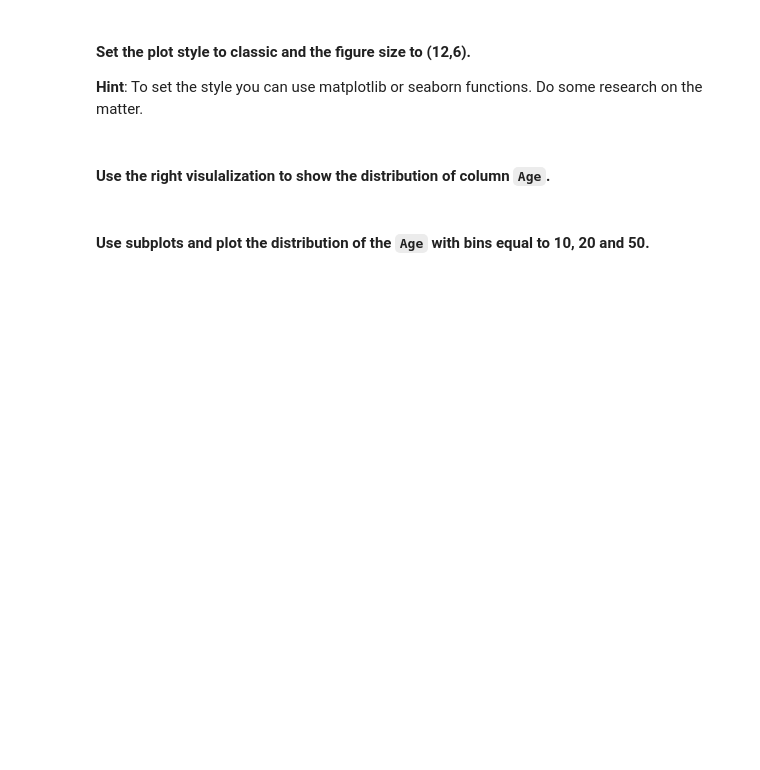
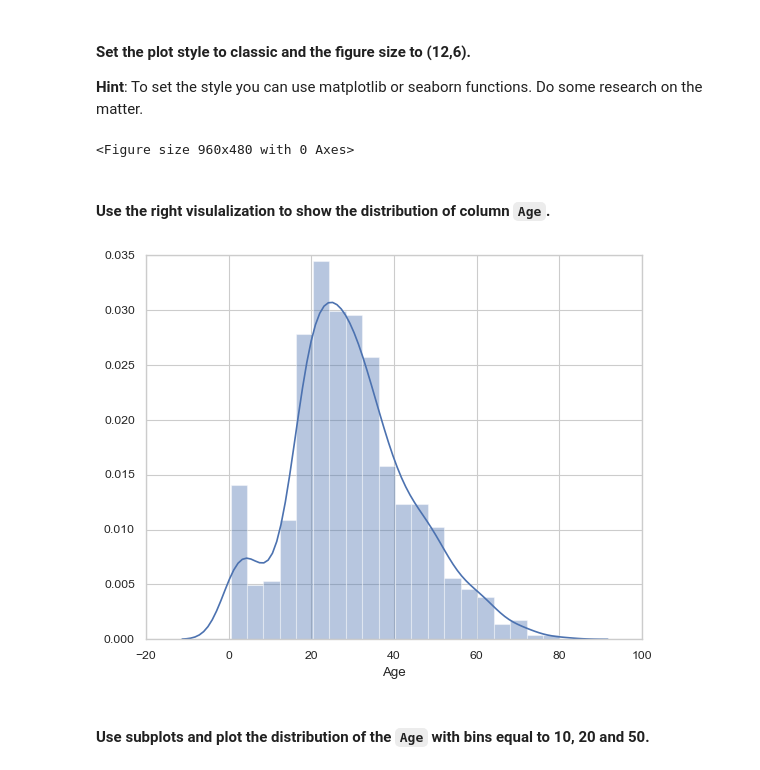
Before and after one commit to ta-datapt-bcn/lab-matplotlib-seaborn, a Jupyter notebook: your-code/main.ipynb, the cells around one changed output. Cells and saved outputs as stored; diff of their text form; code cells hidden in the pictures; blank space fills up the shorter version.

```diff
--- a/your-code/main.ipynb
+++ b/your-code/main.ipynb
@@ -249,6 +254,8 @@ plt.savefig('figures/graphs.png')
 * table: `titanic`
 # %%
 # your code here
+
+titanic = pd.read_csv('train.csv')
 # %% [markdown]
 #### Explore the titanic dataset using Pandas dtypes.
 # %%
@@ -267,9 +333,19 @@ plt.savefig('figures/graphs.png')
 **Hint**: To set the style you can use matplotlib or seaborn functions. Do some research on the matter.
 # %%
 # your code here
+
+plt.style.use('classic')
+plt.gcf().set_size_inches(12, 6)
+# %% [output]
+<Figure size 960x480 with 0 Axes>
 # %% [markdown]
 #### Use the right visulalization to show the distribution of column `Age`.
 # %%
 # your code here
+
+sns.set(style='whitegrid')
+ax = sns.distplot(titanic['Age'])
+# %% [output]
+[figure, added]
 # %% [markdown]
 #### Use subplots and plot the distribution of the `Age`  with bins equal to 10, 20 and 50.
```
Also changed, not shown: parts of 39 cells of this notebook, 3 other files.
